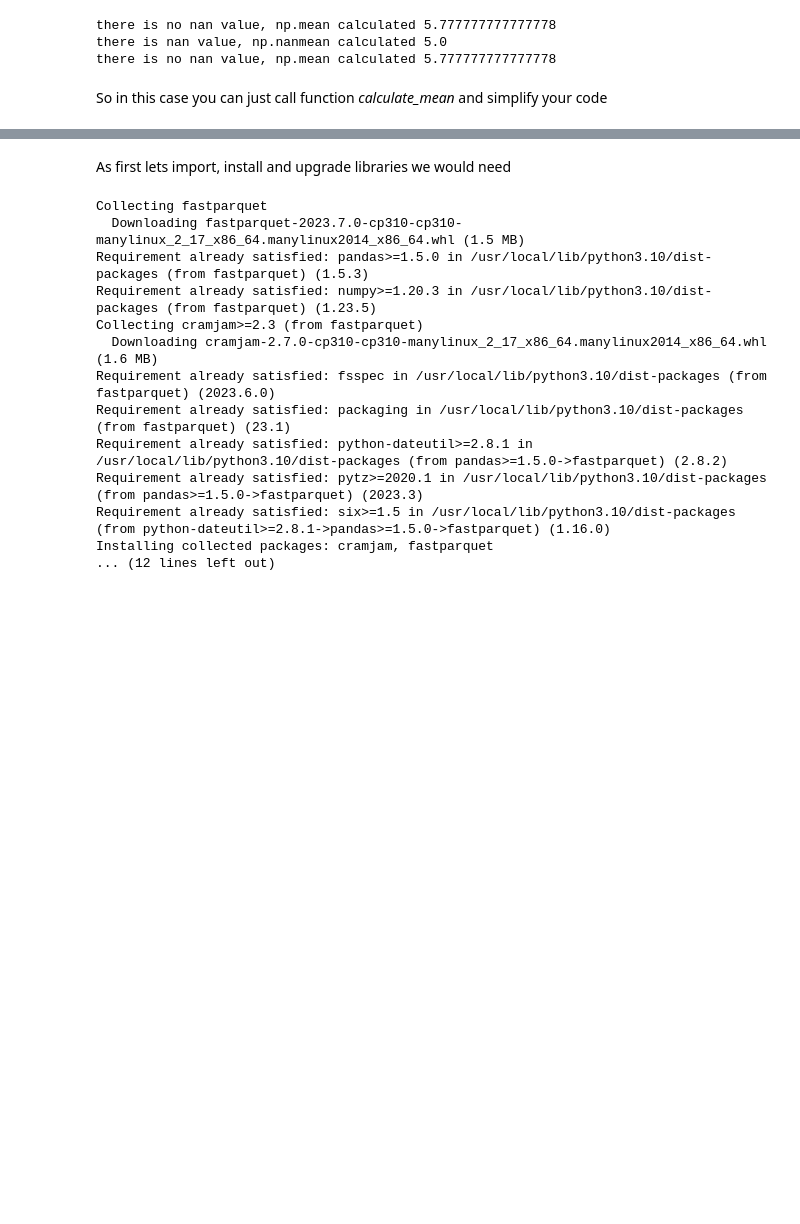
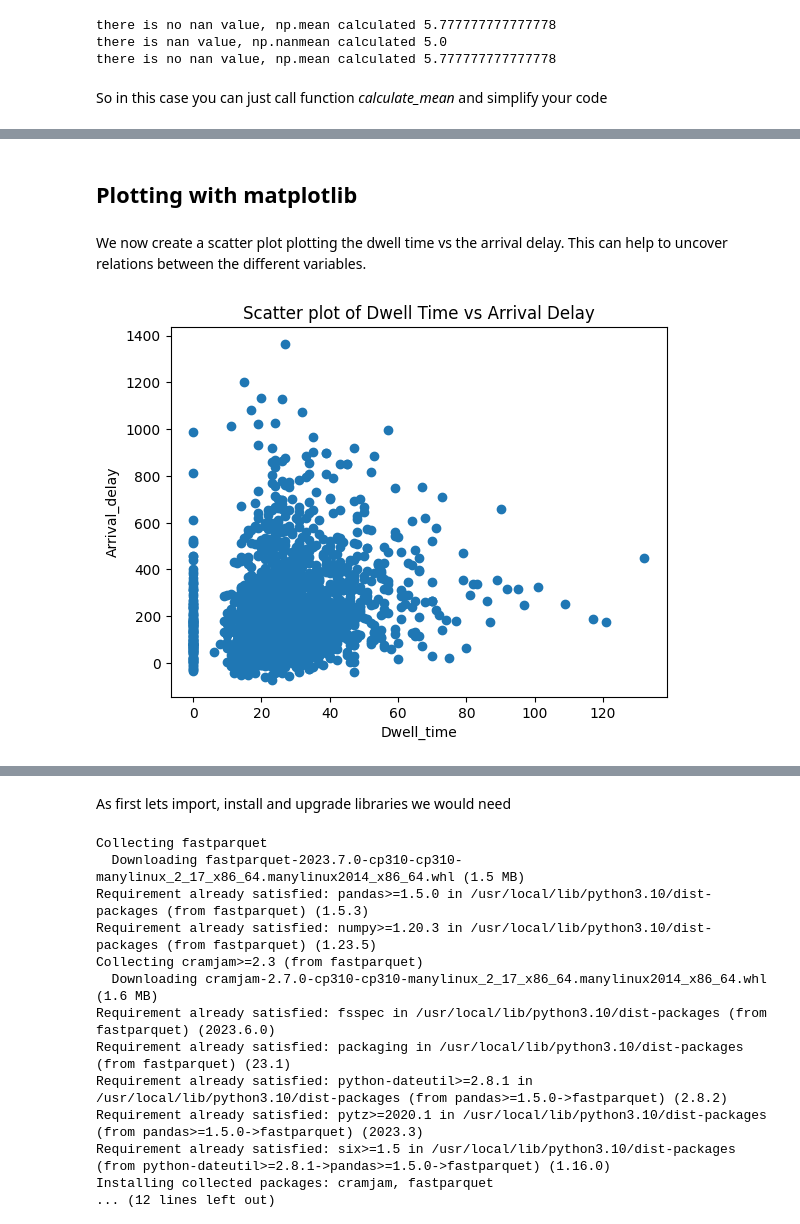
Before and after one commit to zhenliangma/Applied-AI-in-Transportation, a Jupyter notebook: Exercise_1_Python_basics/Exercise_1_python_basics.ipynb, the cells around one changed output, grey strips where cells are left out. Drawn from its saved outputs; the diff is of its cells as text; code cells hidden in the pictures; blank space fills up the shorter version.

Commit message:
updated python exercise

```diff
--- a/Exercise_1_Python_basics/Exercise_1_python_basics.ipynb
+++ b/Exercise_1_Python_basics/Exercise_1_python_basics.ipynb
@@ -252,0 +263,2 @@ The first example create and iterates index in a range of values, while second e
+# %%
+df = pd.read_csv('Exercise2BusData.csv')
@@ -252,0 +345,2 @@ The first example create and iterates index in a range of values, while second e
+# %% [markdown]
+## Plotting with matplotlib
@@ -252,0 +349,10 @@ The first example create and iterates index in a range of values, while second e
+# %% [markdown]
+We now create a scatter plot plotting the dwell time vs the arrival delay. This can help to uncover relations between the different variables.
+# %%
+plt.scatter(data=df, x="Dwell_time", y="Arrival_delay")
+plt.xlabel("Dwell_time")
+plt.ylabel("Arrival_delay")
+plt.title("Scatter plot of Dwell Time vs Arrival Delay")
+plt.show()
+# %% [output]
+[figure, added]
```
Also changed, not shown: parts of 46 cells of this notebook.
